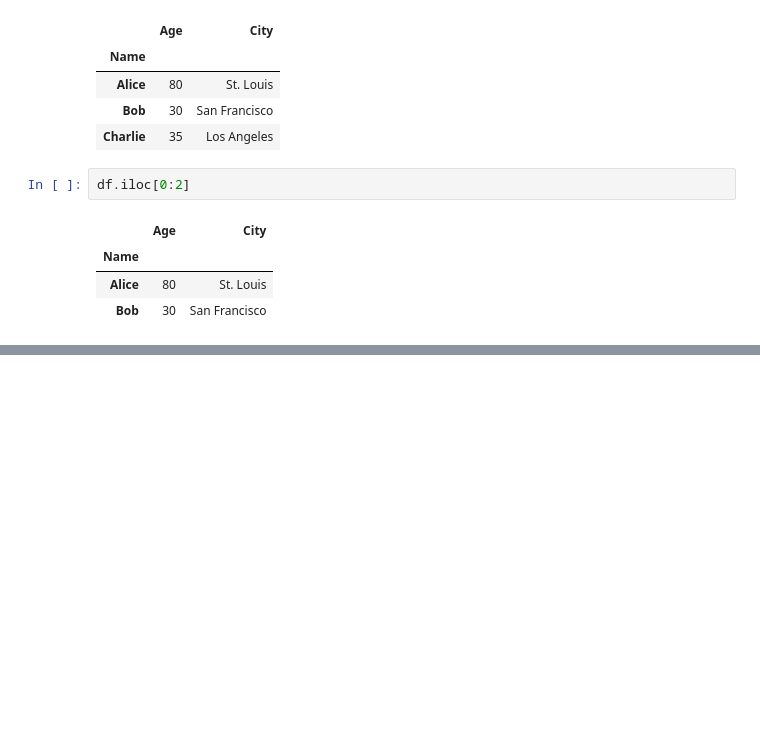
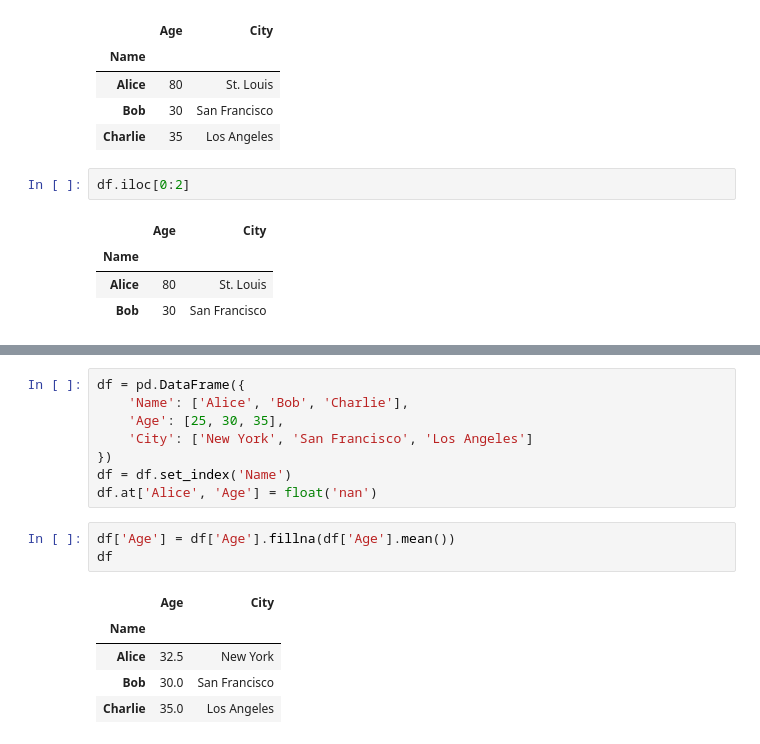
Before and after one commit to miksang0/Numpy-and-Pandas, a Jupyter notebook: Pandas.ipynb, the cells around one changed output, grey strips where cells are left out. Drawn from its saved outputs; the diff is of its cells as text; blank space fills up the shorter version.

```diff
--- a/Pandas.ipynb
+++ b/Pandas.ipynb
@@ -304,0 +364,17 @@ df.iloc[0:2]
+# %%
+df = pd.DataFrame({
+    'Name': ['Alice', 'Bob', 'Charlie'],
+    'Age': [25, 30, 35],
+    'City': ['New York', 'San Francisco', 'Los Angeles']
+})
+df = df.set_index('Name')
+df.at['Alice', 'Age'] = float('nan')
+# %%
+df['Age'] = df['Age'].fillna(df['Age'].mean())
+df
+# %% [output]
+|  | Age | City |
+| Name |  |  |
+| Alice | 32.5 | New York |
+| Bob | 30.0 | San Francisco |
+| Charlie | 35.0 | Los Angeles |
```
Also changed, not shown: parts of 11 cells of this notebook.
